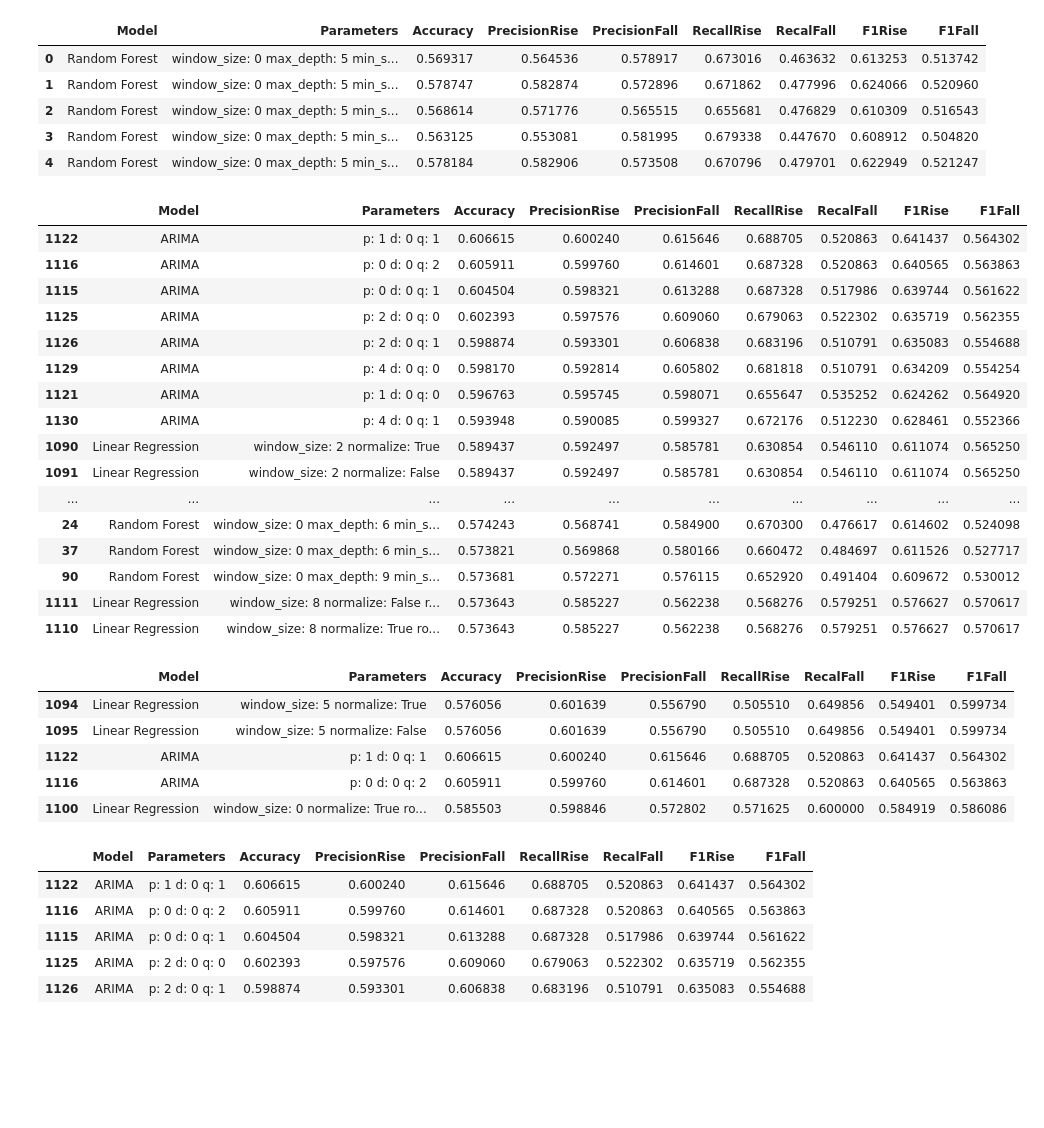
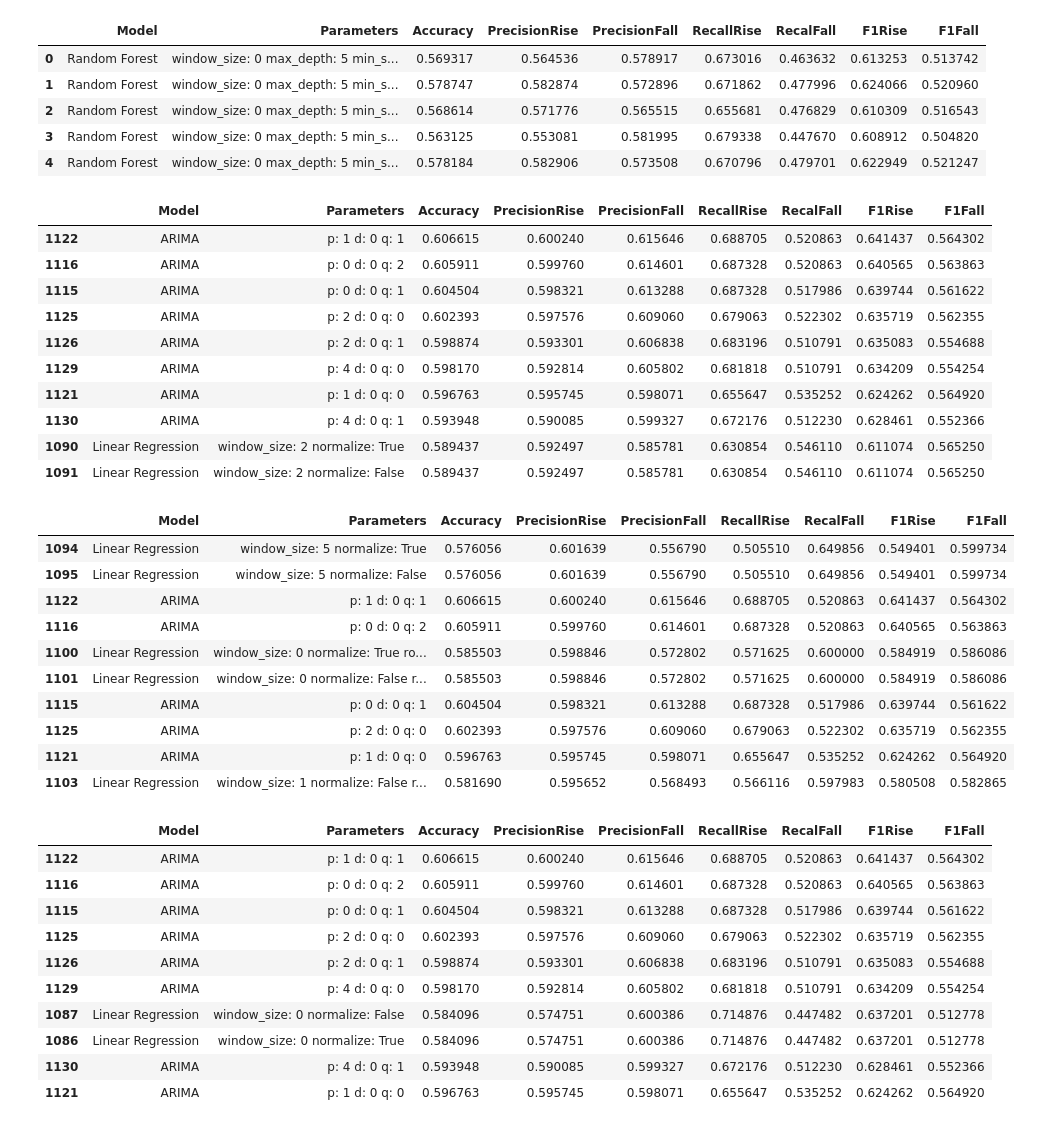
Before and after one commit to KrizanPeter/DP3_Repo, a Jupyter notebook: LastValuePredict.ipynb, the cells around one changed output. Cells and saved outputs as stored; diff of their text form; code cells hidden in the pictures; blank space fills up the shorter version.

```diff
--- a/LastValuePredict.ipynb
+++ b/LastValuePredict.ipynb
@@ -65,27 +65,21 @@ resultDf.head()
 | 3 | Random Forest | window_size: 0 max_depth: 5 min_s... | 0.563125 | 0.553081 | 0.581995 | 0.679338 | 0.447670 | 0.608912 | 0.504820 |
 | 4 | Random Forest | window_size: 0 max_depth: 5 min_s... | 0.578184 | 0.582906 | 0.573508 | 0.670796 | 0.479701 | 0.622949 | 0.521247 |
 # %%
-resultDf.sort_values('Accuracy', ascending=False).head(50)
+resultDf.sort_values('Accuracy', ascending=False).head(10)
 # %% [output]
 |  | Model | Parameters | Accuracy | PrecisionRise | PrecisionFall | RecallRise | RecalFall | F1Rise | F1Fall |
 | 1122 | ARIMA | p: 1 d: 0 q: 1 | 0.606615 | 0.600240 | 0.615646 | 0.688705 | 0.520863 | 0.641437 | 0.564302 |
 | 1116 | ARIMA | p: 0 d: 0 q: 2 | 0.605911 | 0.599760 | 0.614601 | 0.687328 | 0.520863 | 0.640565 | 0.563863 |
 | 1115 | ARIMA | p: 0 d: 0 q: 1 | 0.604504 | 0.598321 | 0.613288 | 0.687328 | 0.517986 | 0.639744 | 0.561622 |
 | 1125 | ARIMA | p: 2 d: 0 q: 0 | 0.602393 | 0.597576 | 0.609060 | 0.679063 | 0.522302 | 0.635719 | 0.562355 |
 | 1126 | ARIMA | p: 2 d: 0 q: 1 | 0.598874 | 0.593301 | 0.606838 | 0.683196 | 0.510791 | 0.635083 | 0.554688 |
 | 1129 | ARIMA | p: 4 d: 0 q: 0 | 0.598170 | 0.592814 | 0.605802 | 0.681818 | 0.510791 | 0.634209 | 0.554254 |
 | 1121 | ARIMA | p: 1 d: 0 q: 0 | 0.596763 | 0.595745 | 0.598071 | 0.655647 | 0.535252 | 0.624262 | 0.564920 |
 | 1130 | ARIMA | p: 4 d: 0 q: 1 | 0.593948 | 0.590085 | 0.599327 | 0.672176 | 0.512230 | 0.628461 | 0.552366 |
 | 1090 | Linear Regression | window_size: 2 normalize: True | 0.589437 | 0.592497 | 0.585781 | 0.630854 | 0.546110 | 0.611074 | 0.565250 |
 | 1091 | Linear Regression | window_size: 2 normalize: False | 0.589437 | 0.592497 | 0.585781 | 0.630854 | 0.546110 | 0.611074 | 0.565250 |
-| ... | ... | ... | ... | ... | ... | ... | ... | ... | ... |
-| 24 | Random Forest | window_size: 0 max_depth: 6 min_s... | 0.574243 | 0.568741 | 0.584900 | 0.670300 | 0.476617 | 0.614602 | 0.524098 |
-| 37 | Random Forest | window_size: 0 max_depth: 6 min_s... | 0.573821 | 0.569868 | 0.580166 | 0.660472 | 0.484697 | 0.611526 | 0.527717 |
-| 90 | Random Forest | window_size: 0 max_depth: 9 min_s... | 0.573681 | 0.572271 | 0.576115 | 0.652920 | 0.491404 | 0.609672 | 0.530012 |
-| 1111 | Linear Regression | window_size: 8 normalize: False r... | 0.573643 | 0.585227 | 0.562238 | 0.568276 | 0.579251 | 0.576627 | 0.570617 |
-| 1110 | Linear Regression | window_size: 8 normalize: True ro... | 0.573643 | 0.585227 | 0.562238 | 0.568276 | 0.579251 | 0.576627 | 0.570617 |
 # %%
-resultDf.sort_values('PrecisionRise', ascending=False).head(5)
+resultDf.sort_values('PrecisionRise', ascending=False).head(10)
 # %% [output]
 |  | Model | Parameters | Accuracy | PrecisionRise | PrecisionFall | RecallRise | RecalFall | F1Rise | F1Fall |
 | 1094 | Linear Regression | window_size: 5 normalize: True | 0.576056 | 0.601639 | 0.556790 | 0.505510 | 0.649856 | 0.549401 | 0.599734 |
@@ -93,8 +87,13 @@ resultDf.sort_values('PrecisionRise', ascending=False).head(5)
 | 1122 | ARIMA | p: 1 d: 0 q: 1 | 0.606615 | 0.600240 | 0.615646 | 0.688705 | 0.520863 | 0.641437 | 0.564302 |
 | 1116 | ARIMA | p: 0 d: 0 q: 2 | 0.605911 | 0.599760 | 0.614601 | 0.687328 | 0.520863 | 0.640565 | 0.563863 |
 | 1100 | Linear Regression | window_size: 0 normalize: True ro... | 0.585503 | 0.598846 | 0.572802 | 0.571625 | 0.600000 | 0.584919 | 0.586086 |
+| 1101 | Linear Regression | window_size: 0 normalize: False r... | 0.585503 | 0.598846 | 0.572802 | 0.571625 | 0.600000 | 0.584919 | 0.586086 |
+| 1115 | ARIMA | p: 0 d: 0 q: 1 | 0.604504 | 0.598321 | 0.613288 | 0.687328 | 0.517986 | 0.639744 | 0.561622 |
+| 1125 | ARIMA | p: 2 d: 0 q: 0 | 0.602393 | 0.597576 | 0.609060 | 0.679063 | 0.522302 | 0.635719 | 0.562355 |
+| 1121 | ARIMA | p: 1 d: 0 q: 0 | 0.596763 | 0.595745 | 0.598071 | 0.655647 | 0.535252 | 0.624262 | 0.564920 |
+| 1103 | Linear Regression | window_size: 1 normalize: False r... | 0.581690 | 0.595652 | 0.568493 | 0.566116 | 0.597983 | 0.580508 | 0.582865 |
 # %%
-resultDf.sort_values('PrecisionFall', ascending=False).head(5)
+resultDf.sort_values('PrecisionFall', ascending=False).head(10)
 # %% [output]
 |  | Model | Parameters | Accuracy | PrecisionRise | PrecisionFall | RecallRise | RecalFall | F1Rise | F1Fall |
 | 1122 | ARIMA | p: 1 d: 0 q: 1 | 0.606615 | 0.600240 | 0.615646 | 0.688705 | 0.520863 | 0.641437 | 0.564302 |
@@ -102,3 +101,8 @@ resultDf.sort_values('PrecisionFall', ascending=False).head(5)
 | 1115 | ARIMA | p: 0 d: 0 q: 1 | 0.604504 | 0.598321 | 0.613288 | 0.687328 | 0.517986 | 0.639744 | 0.561622 |
 | 1125 | ARIMA | p: 2 d: 0 q: 0 | 0.602393 | 0.597576 | 0.609060 | 0.679063 | 0.522302 | 0.635719 | 0.562355 |
 | 1126 | ARIMA | p: 2 d: 0 q: 1 | 0.598874 | 0.593301 | 0.606838 | 0.683196 | 0.510791 | 0.635083 | 0.554688 |
+| 1129 | ARIMA | p: 4 d: 0 q: 0 | 0.598170 | 0.592814 | 0.605802 | 0.681818 | 0.510791 | 0.634209 | 0.554254 |
+| 1087 | Linear Regression | window_size: 0 normalize: False | 0.584096 | 0.574751 | 0.600386 | 0.714876 | 0.447482 | 0.637201 | 0.512778 |
+| 1086 | Linear Regression | window_size: 0 normalize: True | 0.584096 | 0.574751 | 0.600386 | 0.714876 | 0.447482 | 0.637201 | 0.512778 |
+| 1130 | ARIMA | p: 4 d: 0 q: 1 | 0.593948 | 0.590085 | 0.599327 | 0.672176 | 0.512230 | 0.628461 | 0.552366 |
+| 1121 | ARIMA | p: 1 d: 0 q: 0 | 0.596763 | 0.595745 | 0.598071 | 0.655647 | 0.535252 | 0.624262 | 0.564920 |
```
Also changed, not shown: parts of 3 cells of this notebook, 11 other files.
